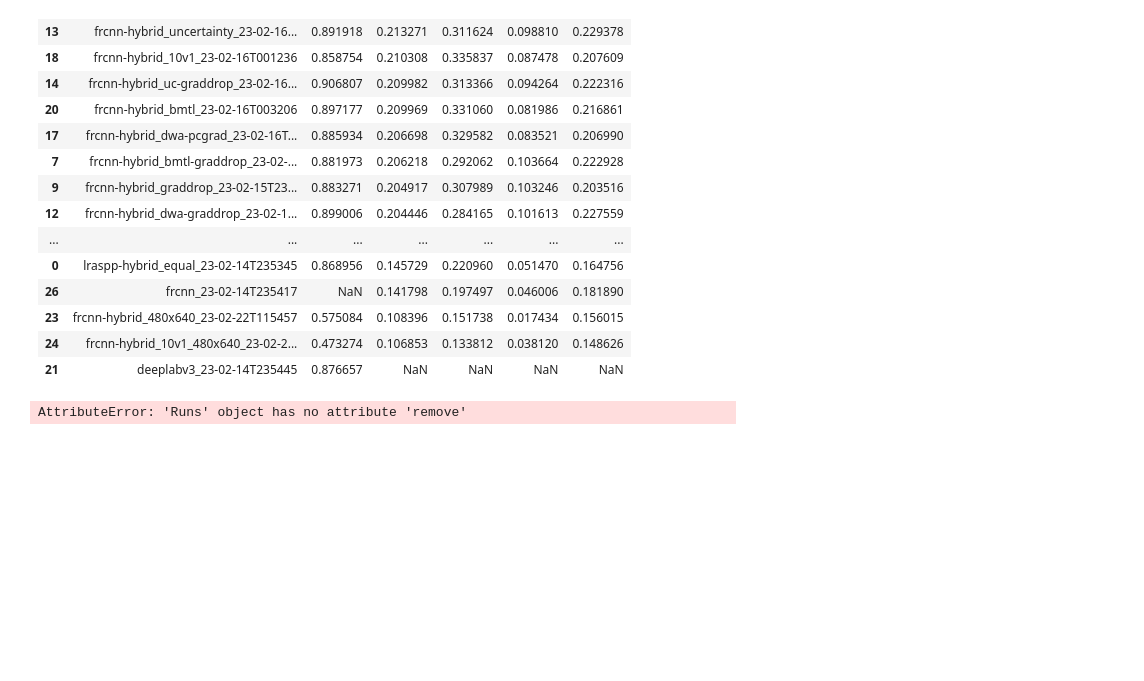
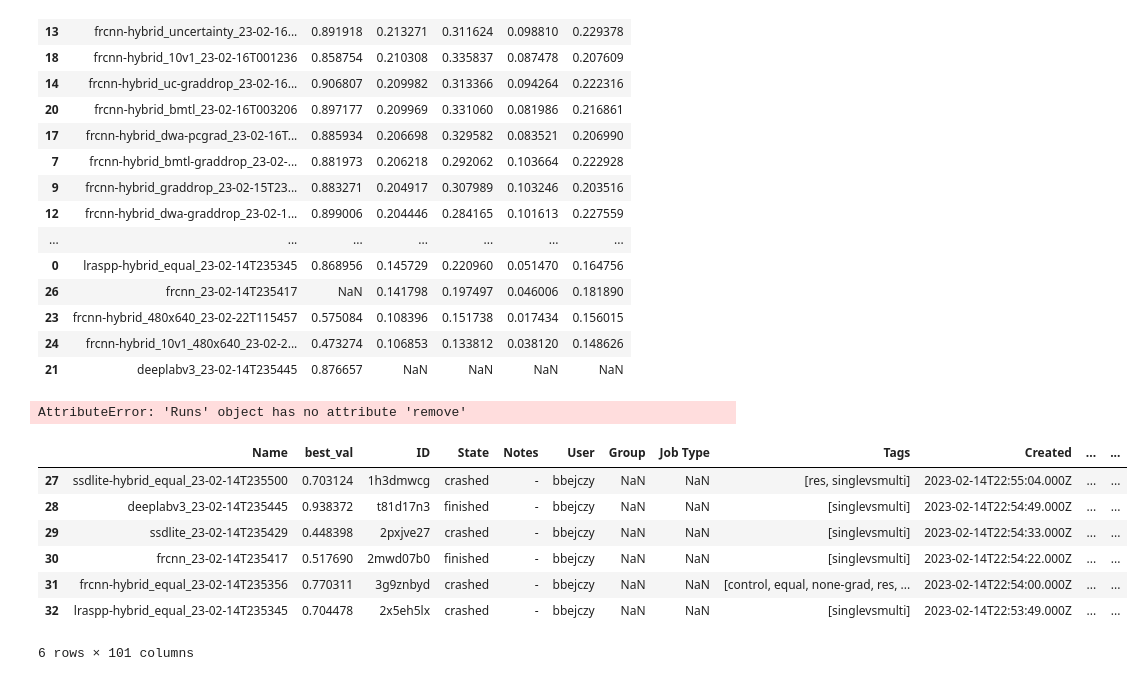
Before and after one commit to ponderbb/multitask-mayhem, a Jupyter notebook: notebooks/5.0-bbejczy-test-metrics.ipynb, the cells around one changed output. Saved outputs shown, nothing was run; the diff lists cells and outputs as text; code cells hidden in the pictures; blank space fills up the shorter version.

```diff
--- a/notebooks/5.0-bbejczy-test-metrics.ipynb
+++ b/notebooks/5.0-bbejczy-test-metrics.ipynb
@@ -96,3 +96,17 @@ for run in runs:
 len(run_name_list)
 # %% [output]
 AttributeError: 'Runs' object has no attribute 'remove'
+# %%
+df = pd.read_csv("reports/figures/runs_summary.csv")
+df.Tags = df.Tags.apply(lambda x: x.split(", "))
+df.Output = df.Tags.apply(lambda x: "singlevsmulti" in x)
+df[df.Output]
+# %% [output]
+|  | Name | best_val | ID | State | Notes | User | Group | Job Type | Tags | Created | ... | ... |
+| 27 | ssdlite-hybrid_equal_23-02-14T235500 | 0.703124 | 1h3dmwcg | crashed | - | bbejczy | NaN | NaN | [res, singlevsmulti] | 2023-02-14T22:55:04.000Z | ... | ... |
+| 28 | deeplabv3_23-02-14T235445 | 0.938372 | t81d17n3 | finished | - | bbejczy | NaN | NaN | [singlevsmulti] | 2023-02-14T22:54:49.000Z | ... | ... |
+| 29 | ssdlite_23-02-14T235429 | 0.448398 | 2pxjve27 | crashed | - | bbejczy | NaN | NaN | [singlevsmulti] | 2023-02-14T22:54:33.000Z | ... | ... |
+| 30 | frcnn_23-02-14T235417 | 0.517690 | 2mwd07b0 | finished | - | bbejczy | NaN | NaN | [singlevsmulti] | 2023-02-14T22:54:22.000Z | ... | ... |
+| 31 | frcnn-hybrid_equal_23-02-14T235356 | 0.770311 | 3g9znbyd | crashed | - | bbejczy | NaN | NaN | [control, equal, none-grad, res, ... | 2023-02-14T22:54:00.000Z | ... | ... |
+| 32 | lraspp-hybrid_equal_23-02-14T235345 | 0.704478 | 2x5eh5lx | crashed | - | bbejczy | NaN | NaN | [singlevsmulti] | 2023-02-14T22:53:49.000Z | ... | ... |
+6 rows × 101 columns
```
Also changed, not shown: parts of 1 cell of this notebook, 1 other file.
